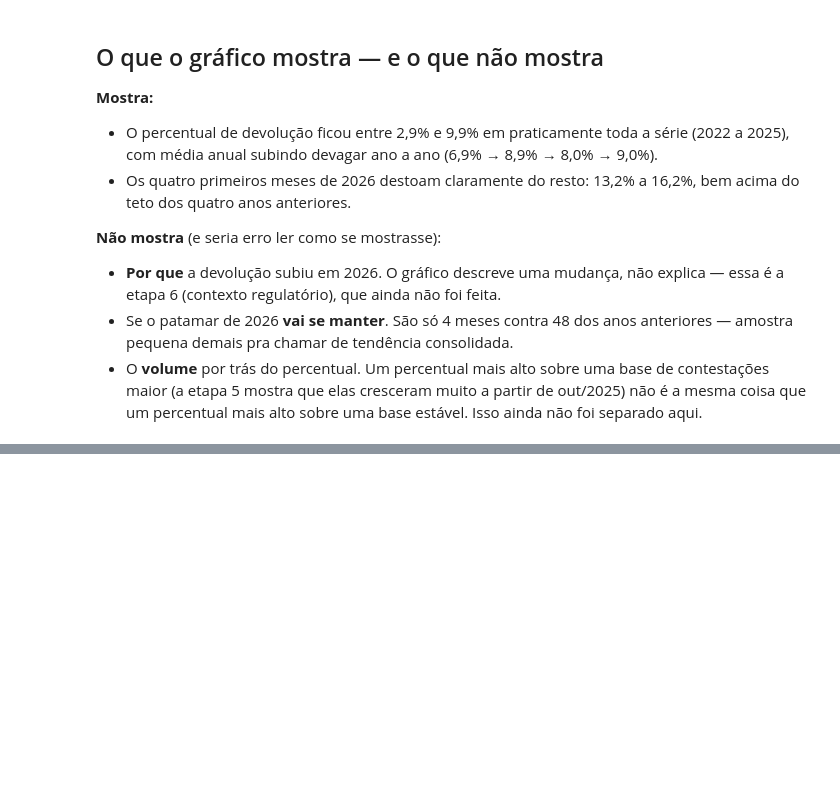
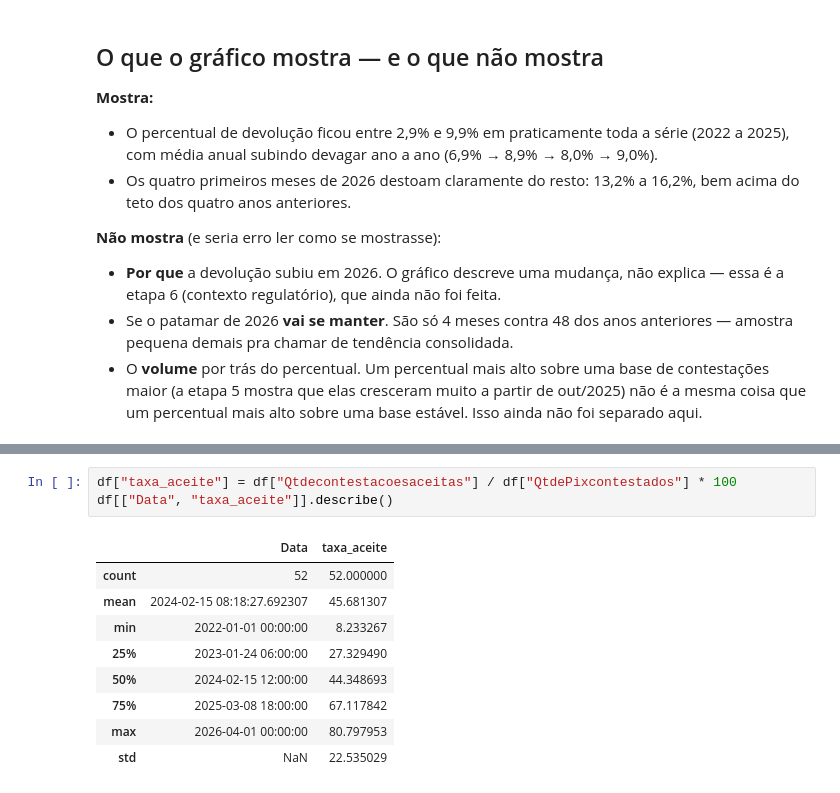
Before and after one commit to ivadivad/med-em-numeros, a Jupyter notebook: notebooks/03-primeiro-grafico.ipynb, the cells around one changed output, grey strips where cells are left out. Drawn from its saved outputs; the diff is of its cells as text; blank space fills up the shorter version.

```diff
--- a/notebooks/03-primeiro-grafico.ipynb
+++ b/notebooks/03-primeiro-grafico.ipynb
@@ -82,0 +126,13 @@ plt.show()
+# %%
+df["taxa_aceite"] = df["Qtdecontestacoesaceitas"] / df["QtdePixcontestados"] * 100
+df[["Data", "taxa_aceite"]].describe()
+# %% [output]
+|  | Data | taxa_aceite |
+| count | 52 | 52.000000 |
+| mean | 2024-02-15 08:18:27.692307 | 45.681307 |
+| min | 2022-01-01 00:00:00 | 8.233267 |
+| 25% | 2023-01-24 06:00:00 | 27.329490 |
+| 50% | 2024-02-15 12:00:00 | 44.348693 |
+| 75% | 2025-03-08 18:00:00 | 67.117842 |
+| max | 2026-04-01 00:00:00 | 80.797953 |
+| std | NaN | 22.535029 |
```
Also changed, not shown: parts of 8 cells of this notebook, 2 other files.
